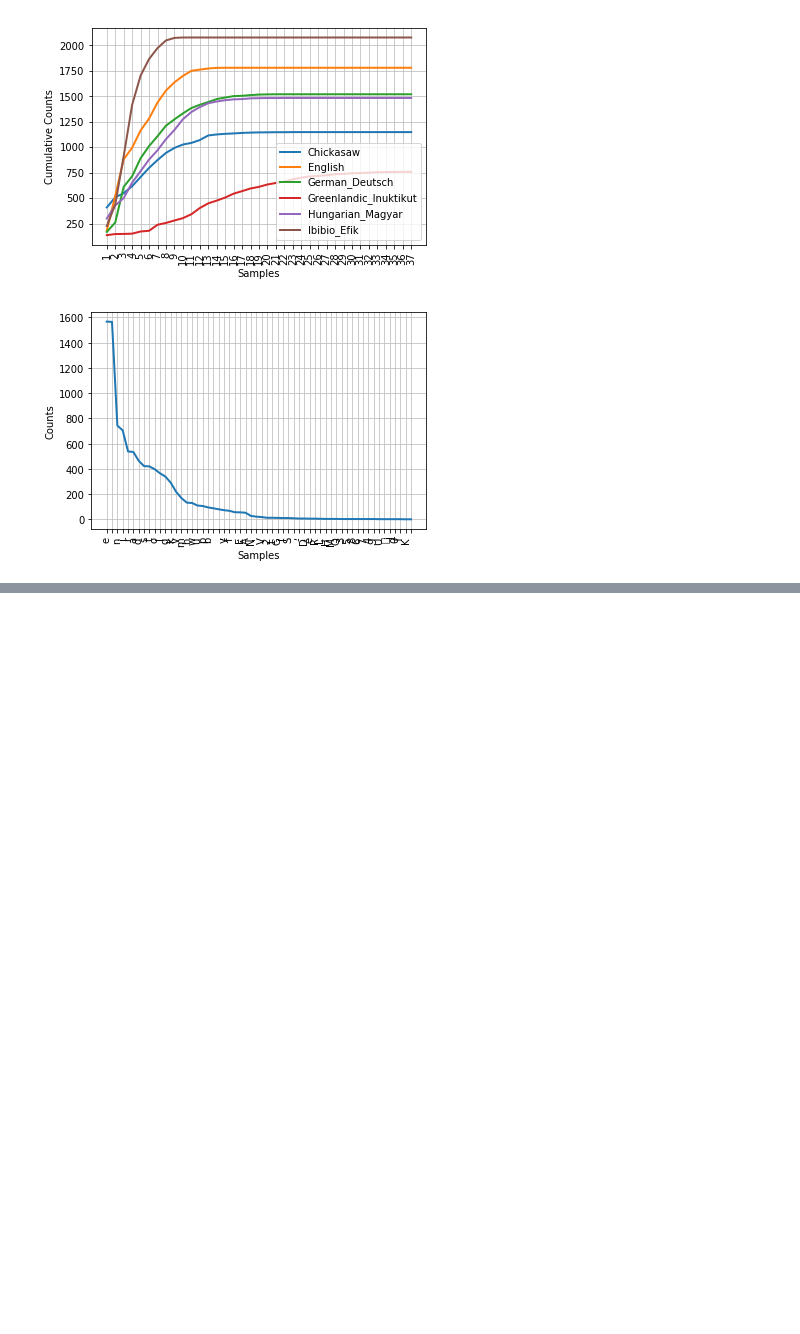
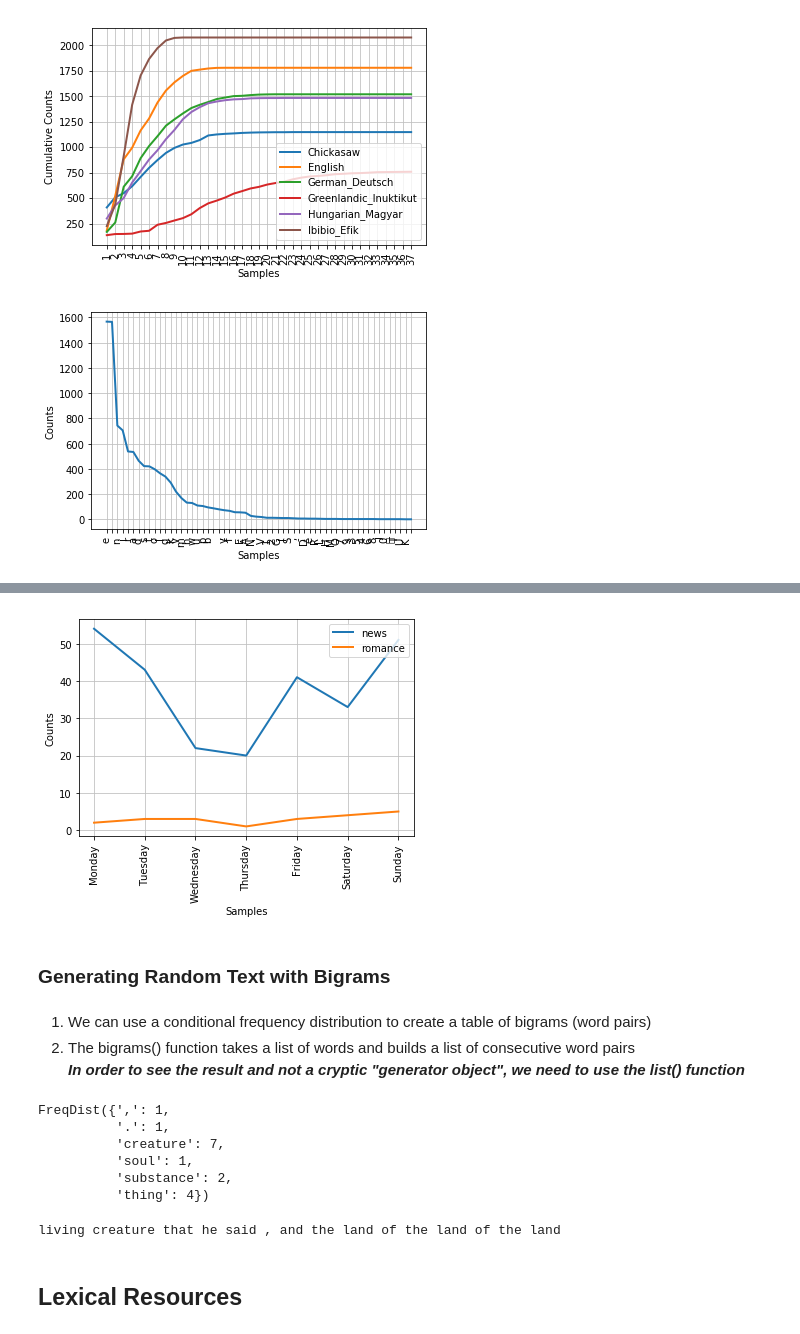
Before and after one commit to waynebli/NLTK_book, a Jupyter notebook: Chapter 02 - Accessing Text Corpora and Lexical Resources.ipynb, the cells around one changed output, grey strips where cells are left out. Drawn from its saved outputs; the diff is of its cells as text; code cells hidden in the pictures; blank space fills up the shorter version.

```diff
--- a/Chapter 02 - Accessing Text Corpora and Lexical Resources.ipynb
+++ b/Chapter 02 - Accessing Text Corpora and Lexical Resources.ipynb
@@ -429,0 +556,33 @@ nltk.FreqDist(raw_text).plot()
+# %%
+cfd.plot(conditions=genres, samples=days)
+# %% [output]
+[figure, added]
+# %% [markdown]
+### Generating Random Text with Bigrams
+# %% [markdown]
+1. We can use a conditional frequency distribution to create a table of bigrams (word pairs)
+2. The bigrams() function takes a list of words and builds a list of consecutive word pairs
+**_In order to see the result and not a cryptic "generator object", we need to use the list() function_**
+# %%
+def generate_model(cfdist, word, num=15):
+    for i in range(num):
+        print(word, end=' ')
+        word = cfdist[word].max()
+
+text = nltk.corpus.genesis.words('english-kjv.txt')
+bigrams = nltk.bigrams(text)
+cfd = nltk.ConditionalFreqDist(bigrams)
+cfd['living']
+# %% [output]
+FreqDist({',': 1,
+          '.': 1,
+          'creature': 7,
+          'soul': 1,
+          'substance': 2,
+          'thing': 4})
+# %%
+generate_model(cfd, 'living')
+# %% [output]
+living creature that he said , and the land of the land of the land
+# %% [markdown]
+## Lexical Resources
```
Also changed, not shown: parts of 34 cells of this notebook.
